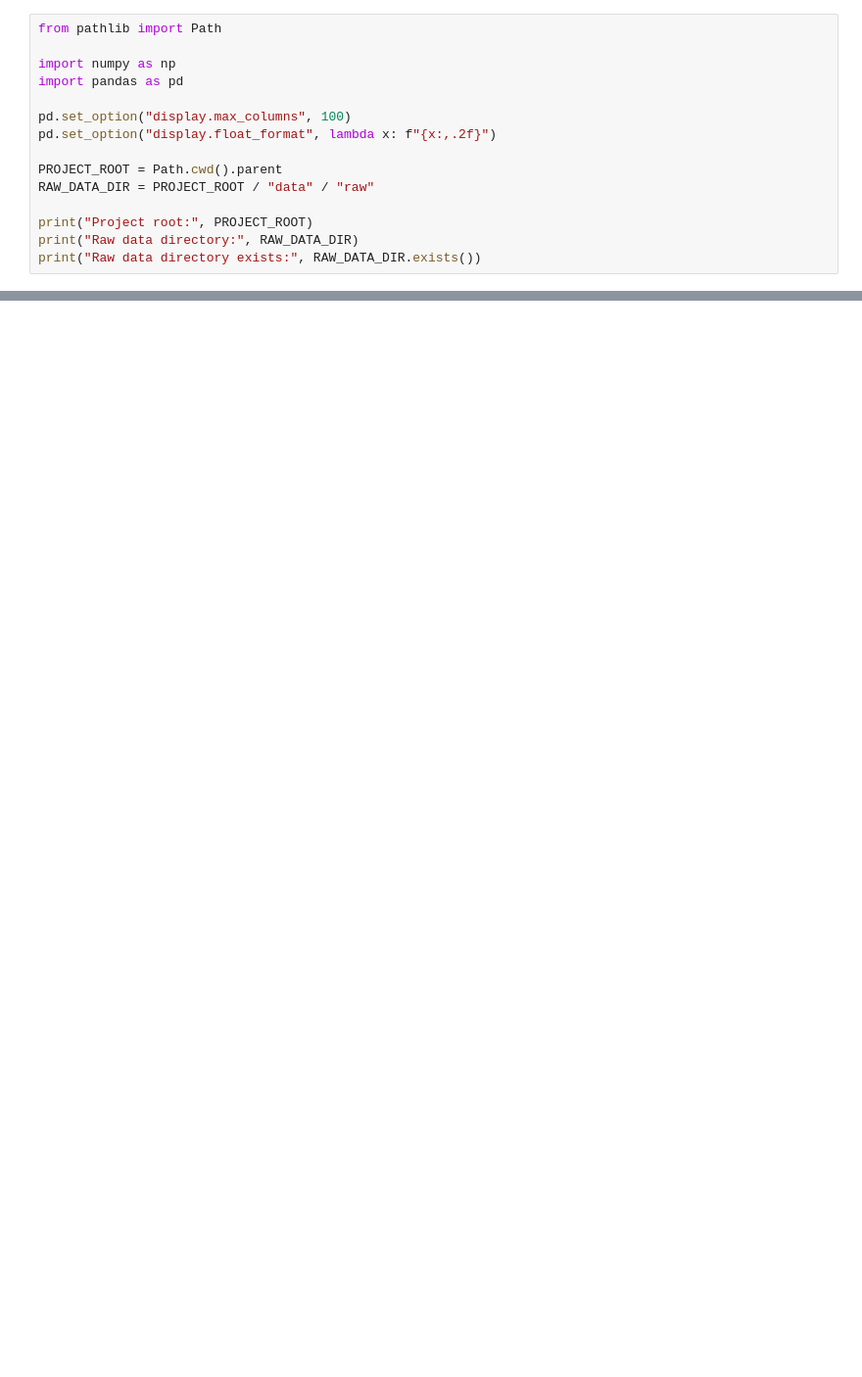
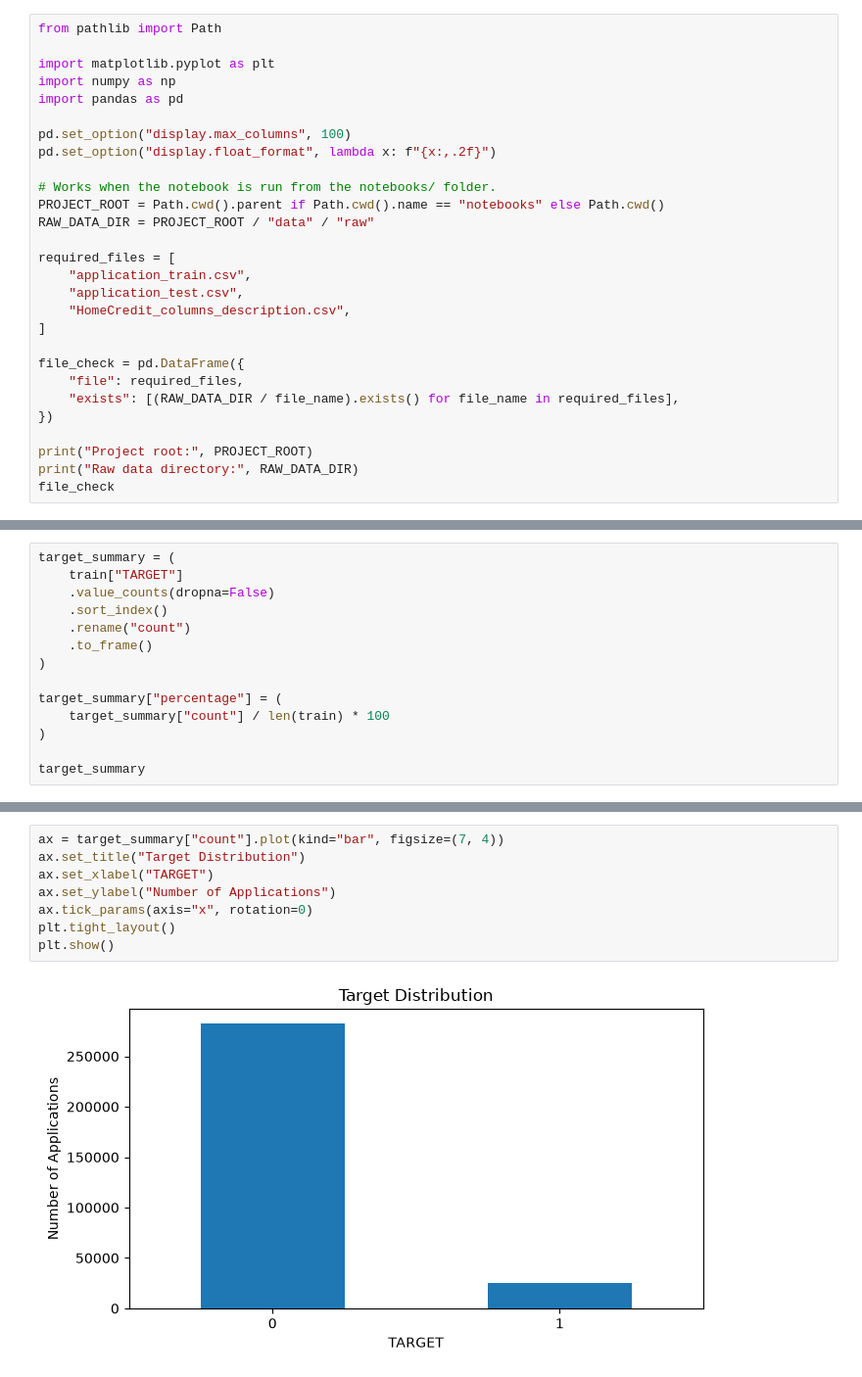
Before and after one commit to Yasminehuo/credit-risk-decisioning, a Jupyter notebook: notebooks/01_data_audit.ipynb, the cells around one changed output, grey strips where cells are left out. Shown at 98% size. Saved outputs shown, nothing was run; the diff lists cells and outputs as text; blank space fills up the shorter version.

Commit message:
Replace data audit notebook with complete structured version

```diff
--- a/notebooks/01_data_audit.ipynb
+++ b/notebooks/01_data_audit.ipynb
@@ -15,16 +21,29 @@ The main goals are to:
 # %%
 from pathlib import Path
 
+import matplotlib.pyplot as plt
 import numpy as np
 import pandas as pd
 
 pd.set_option("display.max_columns", 100)
 pd.set_option("display.float_format", lambda x: f"{x:,.2f}")
 
-PROJECT_ROOT = Path.cwd().parent
+# Works when the notebook is run from the notebooks/ folder.
+PROJECT_ROOT = Path.cwd().parent if Path.cwd().name == "notebooks" else Path.cwd()
 RAW_DATA_DIR = PROJECT_ROOT / "data" / "raw"
+
+required_files = [
+    "application_train.csv",
+    "application_test.csv",
+    "HomeCredit_columns_description.csv",
+]
+
+file_check = pd.DataFrame({
+    "file": required_files,
+    "exists": [(RAW_DATA_DIR / file_name).exists() for file_name in required_files],
+})
 
 print("Project root:", PROJECT_ROOT)
 print("Raw data directory:", RAW_DATA_DIR)
-print("Raw data directory exists:", RAW_DATA_DIR.exists())
+file_check
 # %% [output]
@@ -107,0 +165,14 @@ Matplotlib is building the font cache; this may take a moment.
+# %%
+target_summary = (
+    train["TARGET"]
+    .value_counts(dropna=False)
+    .sort_index()
+    .rename("count")
+    .to_frame()
+)
+
+target_summary["percentage"] = (
+    target_summary["count"] / len(train) * 100
+)
+
+target_summary
@@ -107,0 +184,10 @@ Matplotlib is building the font cache; this may take a moment.
+# %%
+ax = target_summary["count"].plot(kind="bar", figsize=(7, 4))
+ax.set_title("Target Distribution")
+ax.set_xlabel("TARGET")
+ax.set_ylabel("Number of Applications")
+ax.tick_params(axis="x", rotation=0)
+plt.tight_layout()
+plt.show()
+# %% [output]
+[figure, added]
```
Also changed, not shown: parts of 39 cells of this notebook.
